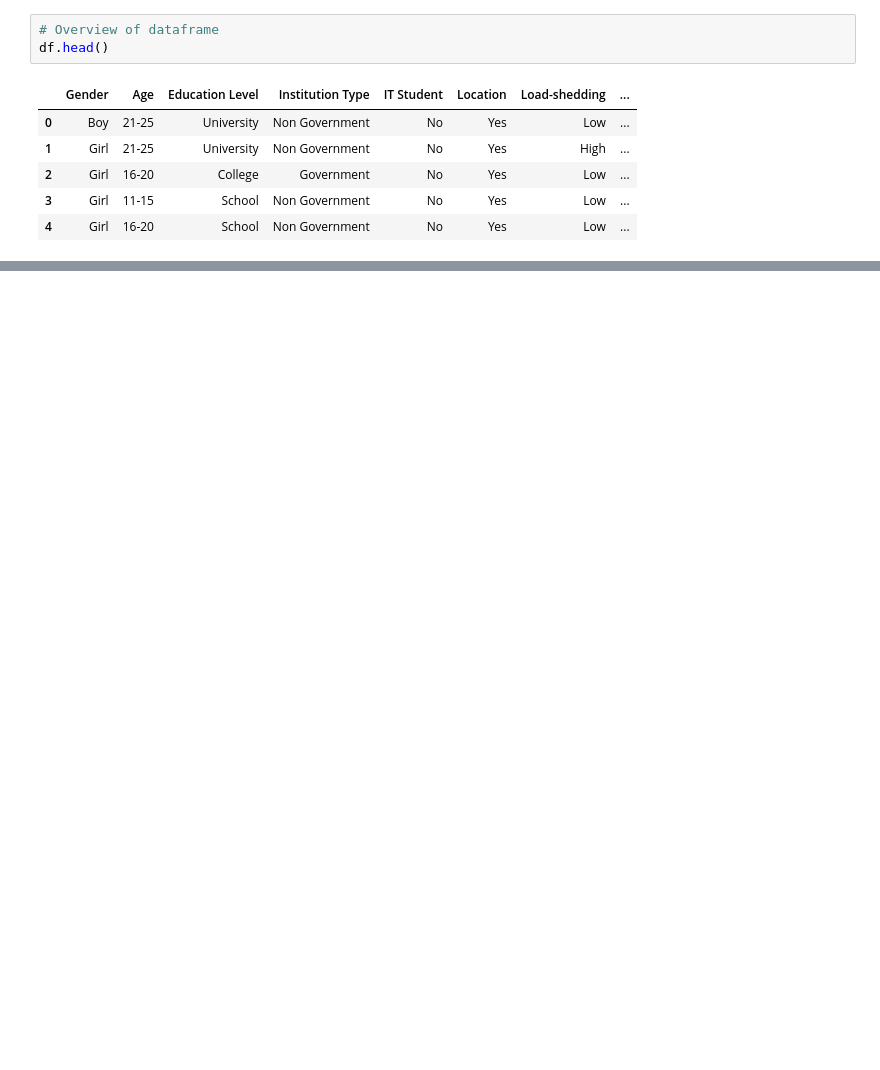
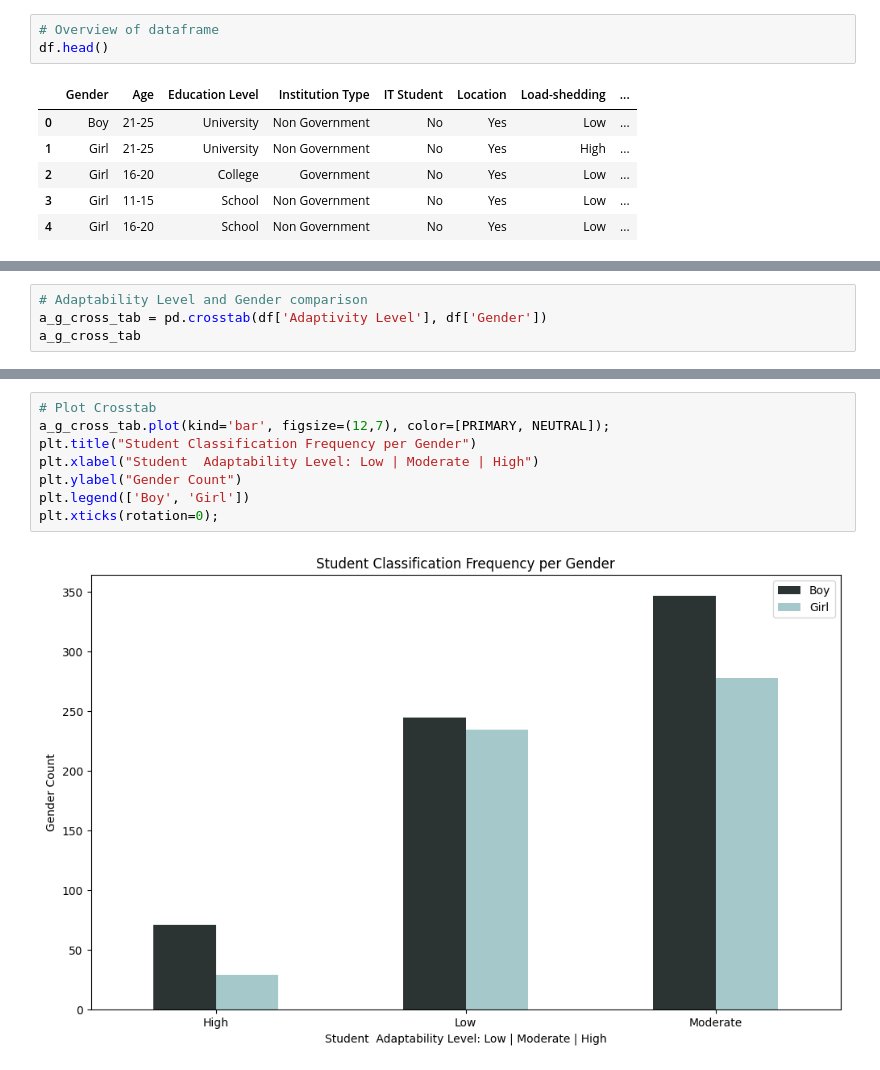
Before and after one commit to granulatedsugar/mmdc-student-classification, a Jupyter notebook: mmdc-student-classification.ipynb, the cells around one changed output, grey strips where cells are left out. Saved outputs shown, nothing was run; the diff lists cells and outputs as text; blank space fills up the shorter version.

```diff
--- a/mmdc-student-classification.ipynb
+++ b/mmdc-student-classification.ipynb
@@ -159,0 +263,4 @@ plt.xticks(rotation = 0);
+# %%
+# Adaptability Level and Gender comparison
+a_g_cross_tab = pd.crosstab(df['Adaptivity Level'], df['Gender'])
+a_g_cross_tab
@@ -159,0 +273,10 @@ plt.xticks(rotation = 0);
+# %%
+# Plot Crosstab
+a_g_cross_tab.plot(kind='bar', figsize=(12,7), color=[PRIMARY, NEUTRAL]);
+plt.title("Student Classification Frequency per Gender")
+plt.xlabel("Student  Adaptability Level: Low | Moderate | High")
+plt.ylabel("Gender Count")
+plt.legend(['Boy', 'Girl'])
+plt.xticks(rotation=0);
+# %% [output]
+[figure, added]
```
Also changed, not shown: parts of 26 cells of this notebook.
